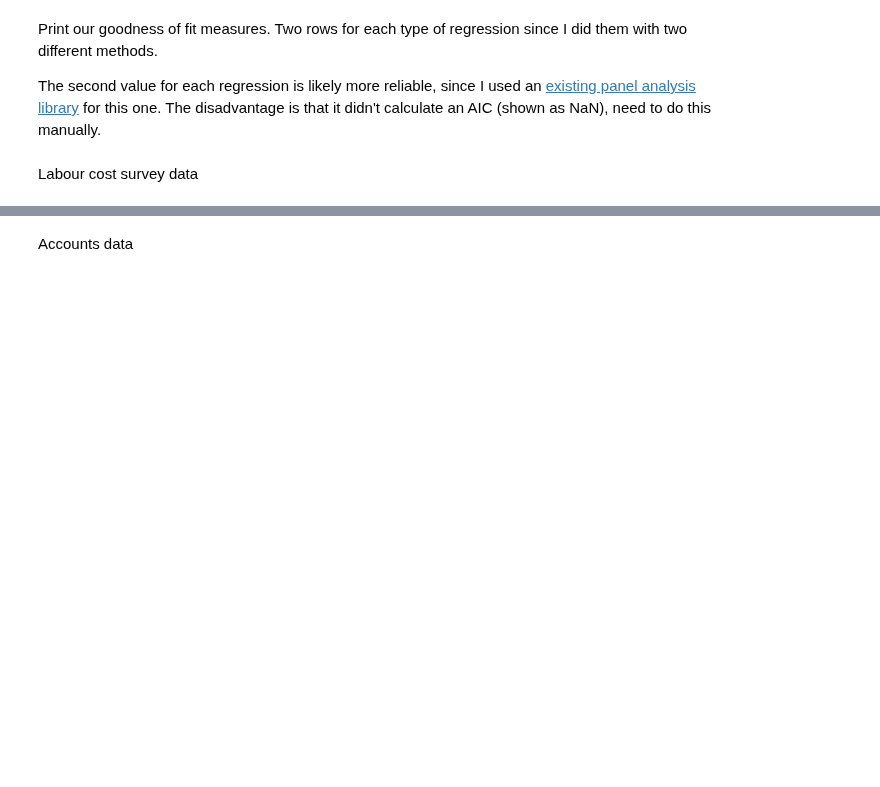
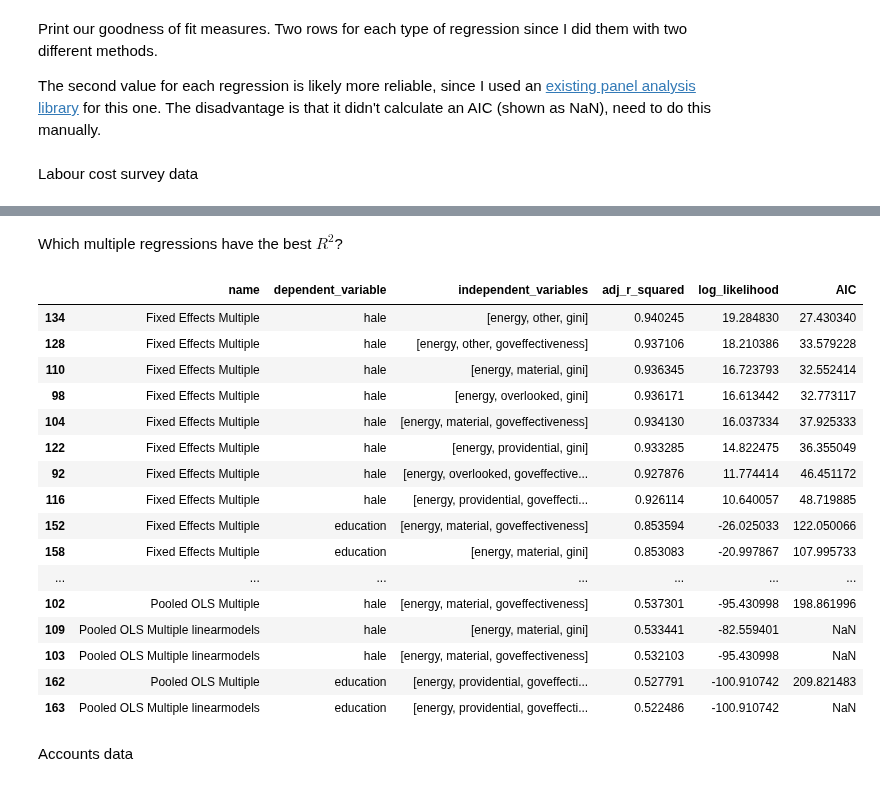
Before and after one commit to saviorand/provisioning-model, a Jupyter notebook: provisioning_model/notebooks/foundational/viz_regressions.ipynb, the cells around one changed output, grey strips where cells are left out. Saved outputs shown, nothing was run; the diff lists cells and outputs as text; code cells hidden in the pictures; blank space fills up the shorter version.

```diff
--- a/provisioning_model/notebooks/foundational/viz_regressions.ipynb
+++ b/provisioning_model/notebooks/foundational/viz_regressions.ipynb
@@ -74,3 +123,30 @@ display(goodness_of_fit_df)
+# %% [markdown]
+Which multiple regressions have the best $R^2$?
+# %%
+multiple_regressions_df = df_regressions[df_regressions['name'].str.contains('Multiple')]
+multiple_regressions_df = multiple_regressions_df.sort_values(by="goodness_of_fit", key=lambda k: k.str["adj_r_squared"], ascending=False)
+multiple_regressions_df_overview = multiple_regressions_df[['name', 'dependent_variable', 'independent_variables', 'goodness_of_fit']]
+multiple_regressions_df_overview = pd.concat([multiple_regressions_df_overview.drop(['goodness_of_fit'], axis=1), multiple_regressions_df_overview['goodness_of_fit'].apply(pd.Series)], axis=1)
+multiple_regressions_df_overview = multiple_regressions_df_overview.drop(['model_name'], axis=1)
+multiple_regressions_df_overview.head(30)
+# %% [output]
+|  | name | dependent_variable | independent_variables | adj_r_squared | log_likelihood | AIC |
+| 134 | Fixed Effects Multiple | hale | [energy, other, gini] | 0.940245 | 19.284830 | 27.430340 |
+| 128 | Fixed Effects Multiple | hale | [energy, other, goveffectiveness] | 0.937106 | 18.210386 | 33.579228 |
+| 110 | Fixed Effects Multiple | hale | [energy, material, gini] | 0.936345 | 16.723793 | 32.552414 |
+| 98 | Fixed Effects Multiple | hale | [energy, overlooked, gini] | 0.936171 | 16.613442 | 32.773117 |
+| 104 | Fixed Effects Multiple | hale | [energy, material, goveffectiveness] | 0.934130 | 16.037334 | 37.925333 |
+| 122 | Fixed Effects Multiple | hale | [energy, providential, gini] | 0.933285 | 14.822475 | 36.355049 |
+| 92 | Fixed Effects Multiple | hale | [energy, overlooked, goveffective... | 0.927876 | 11.774414 | 46.451172 |
+| 116 | Fixed Effects Multiple | hale | [energy, providential, goveffecti... | 0.926114 | 10.640057 | 48.719885 |
+| 152 | Fixed Effects Multiple | education | [energy, material, goveffectiveness] | 0.853594 | -26.025033 | 122.050066 |
+| 158 | Fixed Effects Multiple | education | [energy, material, gini] | 0.853083 | -20.997867 | 107.995733 |
+| ... | ... | ... | ... | ... | ... | ... |
+| 102 | Pooled OLS Multiple | hale | [energy, material, goveffectiveness] | 0.537301 | -95.430998 | 198.861996 |
+| 109 | Pooled OLS Multiple linearmodels | hale | [energy, material, gini] | 0.533441 | -82.559401 | NaN |
+| 103 | Pooled OLS Multiple linearmodels | hale | [energy, material, goveffectiveness] | 0.532103 | -95.430998 | NaN |
+| 162 | Pooled OLS Multiple | education | [energy, providential, goveffecti... | 0.527791 | -100.910742 | 209.821483 |
+| 163 | Pooled OLS Multiple linearmodels | education | [energy, providential, goveffecti... | 0.522486 | -100.910742 | NaN |
 # %% [markdown]
 Accounts data
 # %%
```
Also changed, not shown: parts of 16 cells of this notebook, 3 other files.
